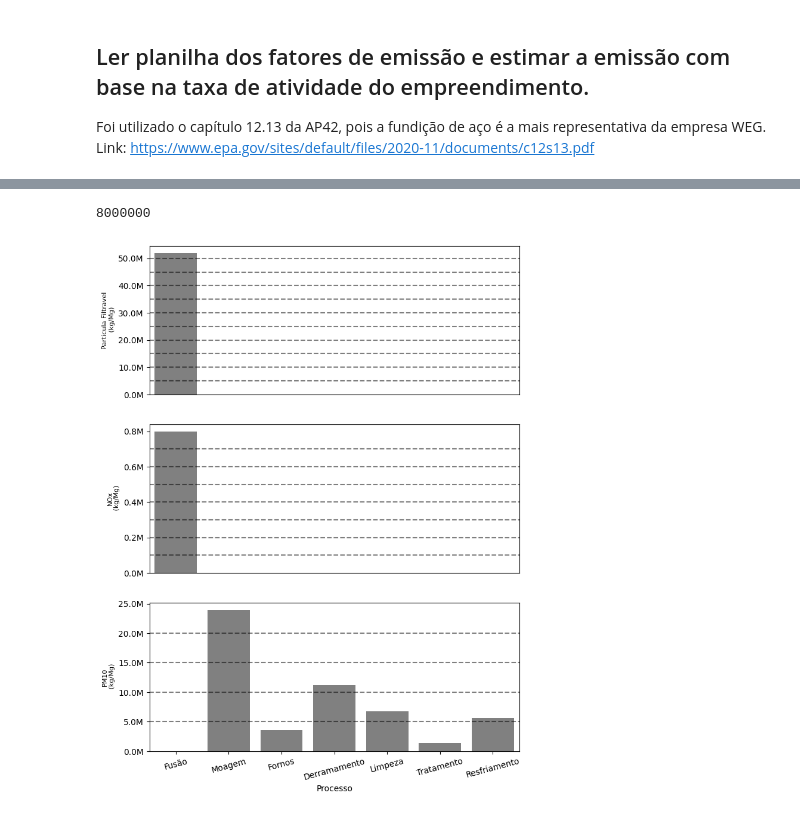
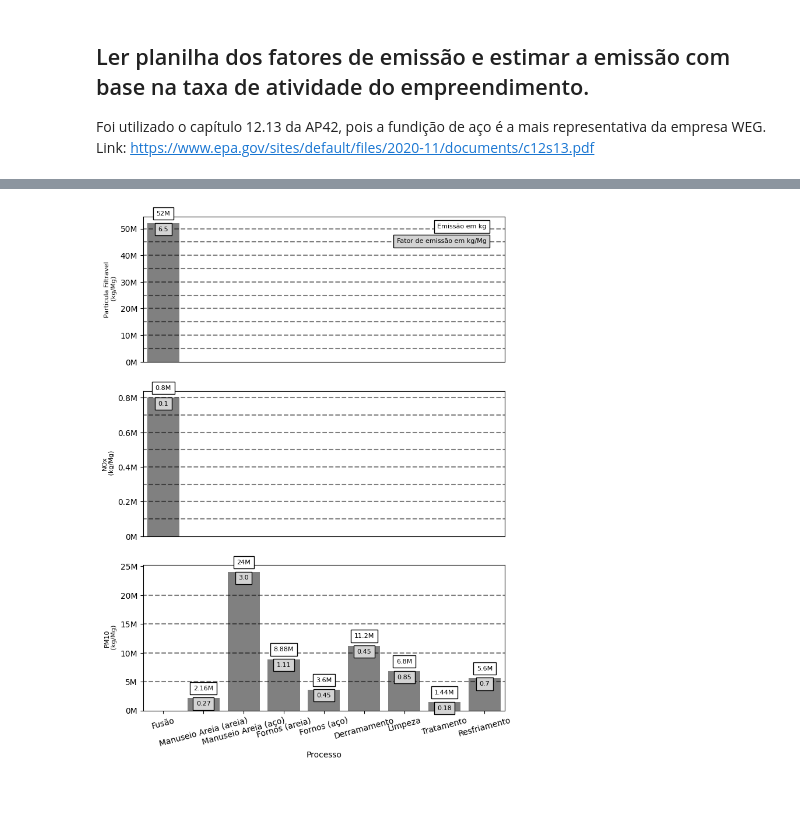
Before and after one commit to josehenriquehess/ENS5173_202401, a Jupyter notebook: Trabalho01.ipynb, the cells around one changed output, grey strips where cells are left out. Drawn from its saved outputs; the diff is of its cells as text; code cells hidden in the pictures.

```diff
--- a/Trabalho01.ipynb
+++ b/Trabalho01.ipynb
@@ -44,49 +46,76 @@ C:\Users\joseh\Documents\GitHub\ENS5173_202401\tabelas\FE\chp_12_13.csv
 # %%
 # Plotando os fatores de emissão
+
+#Importando as bibliotecas
 import matplotlib.pyplot as plt
 from matplotlib.ticker import FuncFormatter
 
 # Função para formatar os rótulos em milhões
-def millions(x, pos):
-    return '%1.1fM' % (x * 1e-6)
+def milhao(x, pos):
+    if x % 1e6 == 0:
+        return '%1.0fM' % (x * 1e-6)
+    elif x % 1e5 == 0:
+        return '%1.1fM' % (x * 1e-6)
+    else:
+        return '%1.2fM' % (x * 1e-6)
 
-atv = 8000000 # Considerando uma taxa de atividade
-print(atv)
+atv = 8000000 # Considerando a taxa de atividade igual a 40% do total de motores produzidos pela WEG
+# print(atv)
 
 # Criando a figura com Matplotlib
 # Subplots com número de linhas igual ao número de poluentes
 # Sharex significa compartilhar eixo x
 fig,ax = plt.subplots(len(fe.columns)-1,1,sharex=True,figsize=(8,11))
 
 #Loop para preencher o subplot com os gráficos de barra
 for ii in range(1,len(fe.columns)):
-    ax[ii-1].bar(fe['Processo'], atv*fe.iloc[:,ii], color = 'gray')
+    barras = ax[ii-1].bar(fe['Processo'], atv * fe.iloc[:, ii], color='gray')
+
+    # Anotando o valor de cada barra e o fator de emissão de cada barra
+    for barra in barras:
+        altura = barra.get_height()
+        if np.isfinite(altura):  # Verificando se a altura não é nan
+            # Adicionando os valores totais de emissão e de fator de emissão
+            ax[ii-1].text(barra.get_x() + barra.get_width() / 2, altura + 0.05 * atv*fe.iloc[:,ii].max(), milhao(altura, None),
+                          ha='center', va='bottom', fontsize=8,
+                          bbox=dict(facecolor='white', alpha=1, edgecolor='black'))
+            ax[ii-1].text(barra.get_x() + barra.get_width() / 2, altura - 0.02 * atv*fe.iloc[:,ii].max(), str(fe.iloc[int(barra.get_x()-0.6)+1, ii]),
+                          ha='center', va='top', fontsize=8,
+                          bbox=dict(facecolor='lightgray', alpha=1, edgecolor='black'))
+
+    # Explicação dos textos
+    if ii == 1:
+        ax[ii-1].text(0.95, 0.95, 'Emissão em kg', transform=ax[ii-1].transAxes, fontsize=8,
+                      verticalalignment='top', horizontalalignment='right', bbox=dict(facecolor='white', alpha=1))
+        ax[ii-1].text(0.95, 0.85, 'Fator de emissão em kg/Mg', transform=ax[ii-1].transAxes, fontsize=8,
+                      verticalalignment='top', horizontalalignment='right', bbox=dict(facecolor='lightgray', alpha=1))
+
+    # If Else para deixar o eixo x apenas no último gráfico
     if ax[2] == ax[ii-1]:
         ax[ii-1].set_xlabel('Processo')
         ax[ii-1].set_xticks(range(len(fe['Processo'])))
         ax[ii-1].set_xticklabels(fe['Processo'], rotation=15)
     else:
         ax[ii-1].xaxis.set_visible(False)
     ax[ii-1].set_ylabel(fe.columns[ii]+'\n (kg/Mg)',fontsize=8)
 
     # Configura o formatter para milhões
-    formatter = FuncFormatter(millions)
+    formatter = FuncFormatter(milhao)
     ax[ii-1].yaxis.set_major_formatter(formatter)
 
-    ax[ii-1].set_xlim(-0.5,6.5)
+    # Limitando o tamanho do eixo x
+    ax[ii-1].set_xlim(-0.5,8.5)
 
-    for i in range(1,int(atv*fe.iloc[:,ii].max())):
+    # Estabelecendo linhas pontilhadas no gráfico
+    for i in range(1,int(atv*fe.iloc[:,ii].max())+1):
         if i%100000 == 0:
             if int(atv*fe.iloc[:,ii].max()) < 1000000:
-                ax[ii-1].hlines(y=i,xmin=-1,xmax=7, alpha=0.5,linestyle='dashed', colors = 'black')
+                ax[ii-1].hlines(y=i,xmin=-1,xmax=9, alpha=0.5,linestyle='dashed', colors = 'black')
             else:
                 if i%5000000 == 0:
-                    ax[ii-1].hlines(y=i,xmin=-1,xmax=7, alpha=0.5,linestyle='dashed', colors = 'black')
-
-
+                    ax[ii-1].hlines(y=i,xmin=-1,xmax=9, alpha=0.5,linestyle='dashed', colors = 'black')
 
 # Salva a figura na pasta figures - criar a pasta antes
 fig.savefig(cwd+'\\figures\\barplot_fatorEmiss.png')
 # %% [output]
-8000000
-[figure, old version]
+[figure, new version]
```
Also changed, not shown: parts of 1 cell of this notebook.
